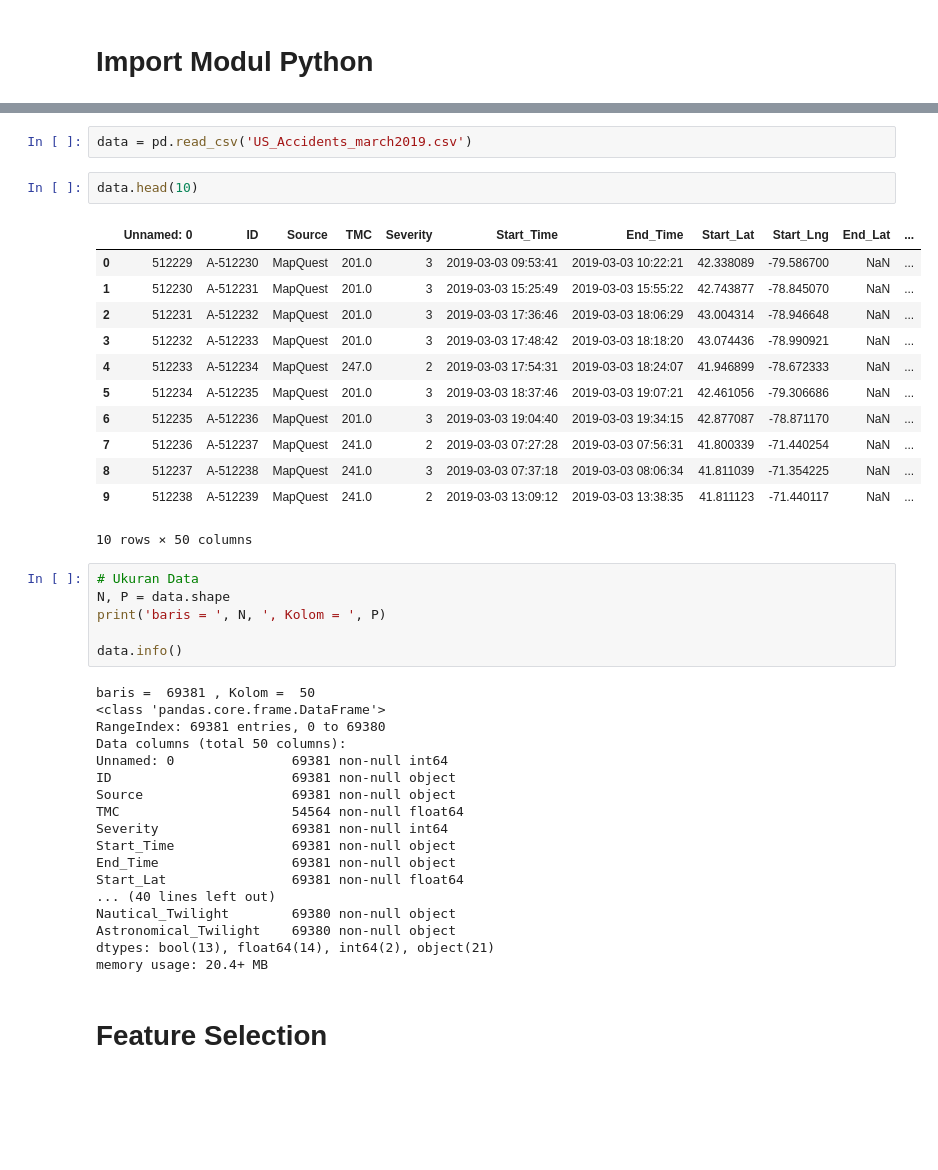
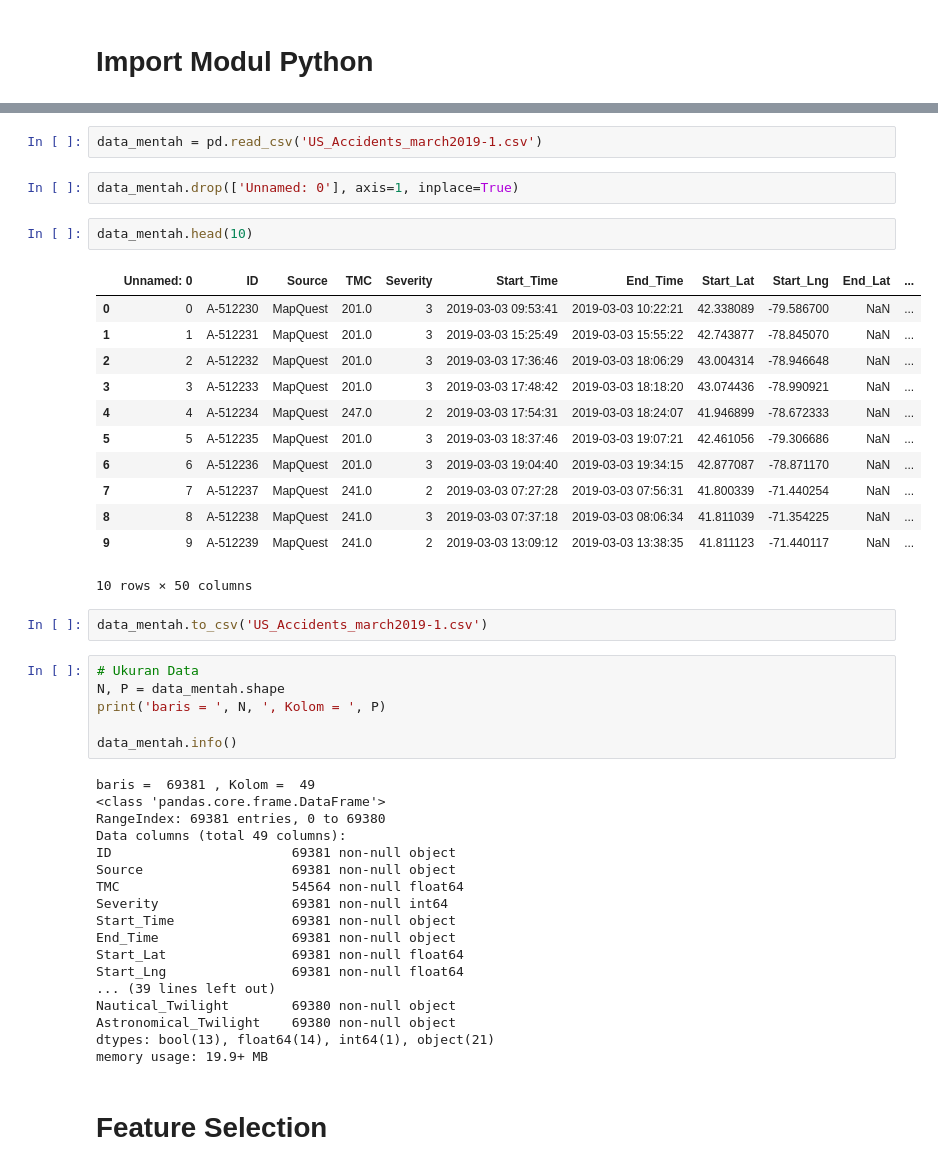
Before and after one commit to maftuhm/UAS-kapita-selekta-komputasi, a Jupyter notebook: UAS KAPITA SELEKTA KOMPUTASI.ipynb, the cells around one changed output, grey strips where cells are left out. Drawn from its saved outputs; the diff is of its cells as text; blank space fills up the shorter version.

Commit message:
filter data

```diff
--- a/UAS KAPITA SELEKTA KOMPUTASI.ipynb
+++ b/UAS KAPITA SELEKTA KOMPUTASI.ipynb
@@ -16,32 +70,35 @@ plt.style.use('bmh'); sns.set()
 # %%
-data = pd.read_csv('US_Accidents_march2019.csv')
+data_mentah = pd.read_csv('US_Accidents_march2019-1.csv')
+# %%
+data_mentah.drop(['Unnamed: 0'], axis=1, inplace=True)
 # %%
-data.head(10)
+data_mentah.head(10)
 # %% [output]
 |  | Unnamed: 0 | ID | Source | TMC | Severity | Start_Time | End_Time | Start_Lat | Start_Lng | End_Lat | ... |
-| 0 | 512229 | A-512230 | MapQuest | 201.0 | 3 | 2019-03-03 09:53:41 | 2019-03-03 10:22:21 | 42.338089 | -79.586700 | NaN | ... |
-| 1 | 512230 | A-512231 | MapQuest | 201.0 | 3 | 2019-03-03 15:25:49 | 2019-03-03 15:55:22 | 42.743877 | -78.845070 | NaN | ... |
-| 2 | 512231 | A-512232 | MapQuest | 201.0 | 3 | 2019-03-03 17:36:46 | 2019-03-03 18:06:29 | 43.004314 | -78.946648 | NaN | ... |
-| 3 | 512232 | A-512233 | MapQuest | 201.0 | 3 | 2019-03-03 17:48:42 | 2019-03-03 18:18:20 | 43.074436 | -78.990921 | NaN | ... |
-| 4 | 512233 | A-512234 | MapQuest | 247.0 | 2 | 2019-03-03 17:54:31 | 2019-03-03 18:24:07 | 41.946899 | -78.672333 | NaN | ... |
-| 5 | 512234 | A-512235 | MapQuest | 201.0 | 3 | 2019-03-03 18:37:46 | 2019-03-03 19:07:21 | 42.461056 | -79.306686 | NaN | ... |
-| 6 | 512235 | A-512236 | MapQuest | 201.0 | 3 | 2019-03-03 19:04:40 | 2019-03-03 19:34:15 | 42.877087 | -78.871170 | NaN | ... |
-| 7 | 512236 | A-512237 | MapQuest | 241.0 | 2 | 2019-03-03 07:27:28 | 2019-03-03 07:56:31 | 41.800339 | -71.440254 | NaN | ... |
-| 8 | 512237 | A-512238 | MapQuest | 241.0 | 3 | 2019-03-03 07:37:18 | 2019-03-03 08:06:34 | 41.811039 | -71.354225 | NaN | ... |
-| 9 | 512238 | A-512239 | MapQuest | 241.0 | 2 | 2019-03-03 13:09:12 | 2019-03-03 13:38:35 | 41.811123 | -71.440117 | NaN | ... |
+| 0 | 0 | A-512230 | MapQuest | 201.0 | 3 | 2019-03-03 09:53:41 | 2019-03-03 10:22:21 | 42.338089 | -79.586700 | NaN | ... |
+| 1 | 1 | A-512231 | MapQuest | 201.0 | 3 | 2019-03-03 15:25:49 | 2019-03-03 15:55:22 | 42.743877 | -78.845070 | NaN | ... |
+| 2 | 2 | A-512232 | MapQuest | 201.0 | 3 | 2019-03-03 17:36:46 | 2019-03-03 18:06:29 | 43.004314 | -78.946648 | NaN | ... |
+| 3 | 3 | A-512233 | MapQuest | 201.0 | 3 | 2019-03-03 17:48:42 | 2019-03-03 18:18:20 | 43.074436 | -78.990921 | NaN | ... |
+| 4 | 4 | A-512234 | MapQuest | 247.0 | 2 | 2019-03-03 17:54:31 | 2019-03-03 18:24:07 | 41.946899 | -78.672333 | NaN | ... |
+| 5 | 5 | A-512235 | MapQuest | 201.0 | 3 | 2019-03-03 18:37:46 | 2019-03-03 19:07:21 | 42.461056 | -79.306686 | NaN | ... |
+| 6 | 6 | A-512236 | MapQuest | 201.0 | 3 | 2019-03-03 19:04:40 | 2019-03-03 19:34:15 | 42.877087 | -78.871170 | NaN | ... |
+| 7 | 7 | A-512237 | MapQuest | 241.0 | 2 | 2019-03-03 07:27:28 | 2019-03-03 07:56:31 | 41.800339 | -71.440254 | NaN | ... |
+| 8 | 8 | A-512238 | MapQuest | 241.0 | 3 | 2019-03-03 07:37:18 | 2019-03-03 08:06:34 | 41.811039 | -71.354225 | NaN | ... |
+| 9 | 9 | A-512239 | MapQuest | 241.0 | 2 | 2019-03-03 13:09:12 | 2019-03-03 13:38:35 | 41.811123 | -71.440117 | NaN | ... |
 10 rows × 50 columns
+# %%
+data_mentah.to_csv('US_Accidents_march2019-1.csv')
 # %%
 # Ukuran Data
-N, P = data.shape
+N, P = data_mentah.shape
 print('baris = ', N, ', Kolom = ', P)
 
-data.info()
+data_mentah.info()
 # %% [output]
-baris =  69381 , Kolom =  50
+baris =  69381 , Kolom =  49
 <class 'pandas.core.frame.DataFrame'>
 RangeIndex: 69381 entries, 0 to 69380
-Data columns (total 50 columns):
-Unnamed: 0               69381 non-null int64
+Data columns (total 49 columns):
 ID                       69381 non-null object
 Source                   69381 non-null object
 TMC                      54564 non-null float64
@@ -49,11 +106,12 @@ Severity                 69381 non-null int64
 Start_Time               69381 non-null object
 End_Time                 69381 non-null object
 Start_Lat                69381 non-null float64
-... (40 lines left out)
+Start_Lng                69381 non-null float64
+... (39 lines left out)
 Nautical_Twilight        69380 non-null object
 Astronomical_Twilight    69380 non-null object
-dtypes: bool(13), float64(14), int64(2), object(21)
-memory usage: 20.4+ MB
+dtypes: bool(13), float64(14), int64(1), object(21)
+memory usage: 19.9+ MB
 # %% [markdown]
 # Feature Selection
 # %%
```
Also changed, not shown: parts of 10 cells of this notebook, 1 other file.
